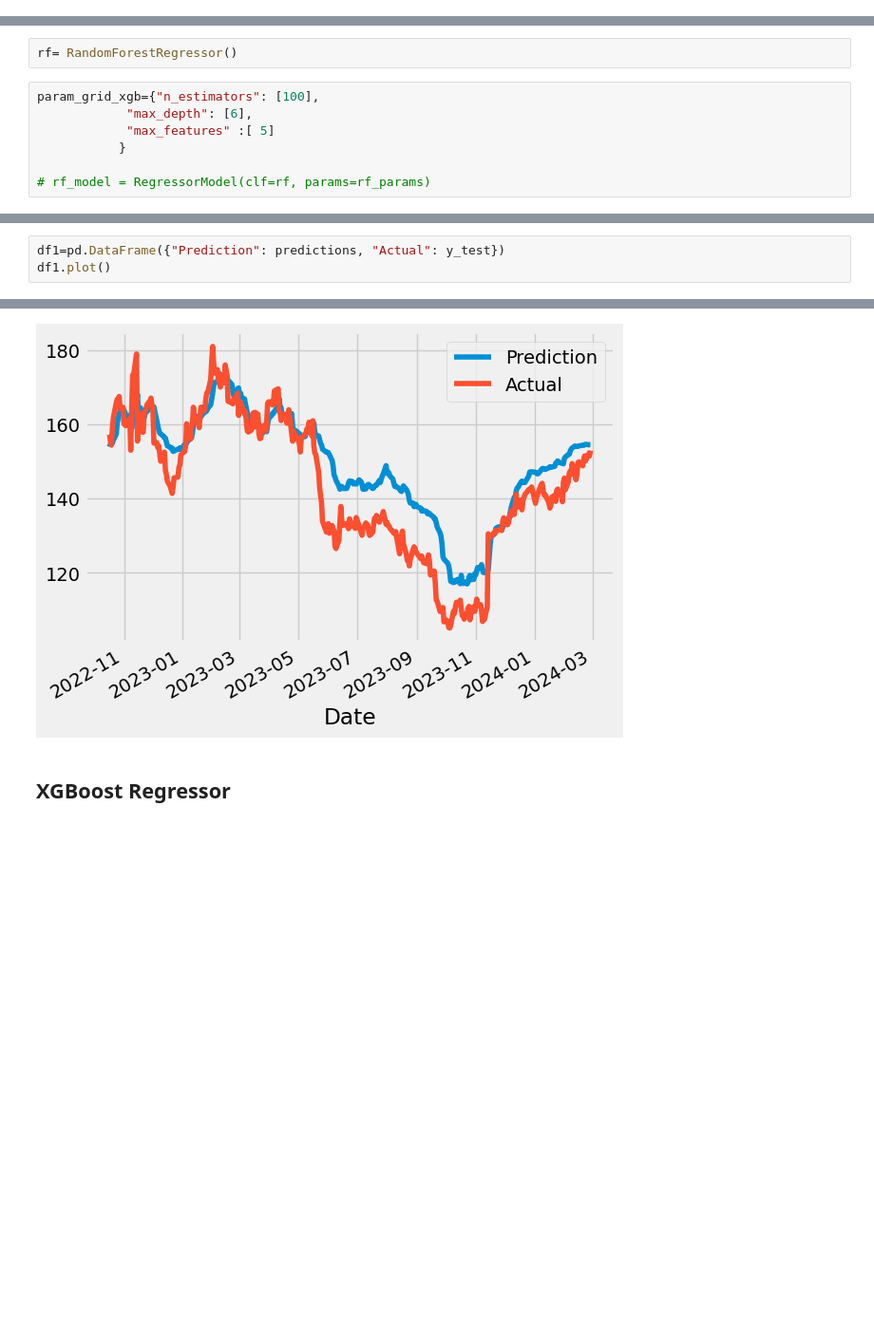
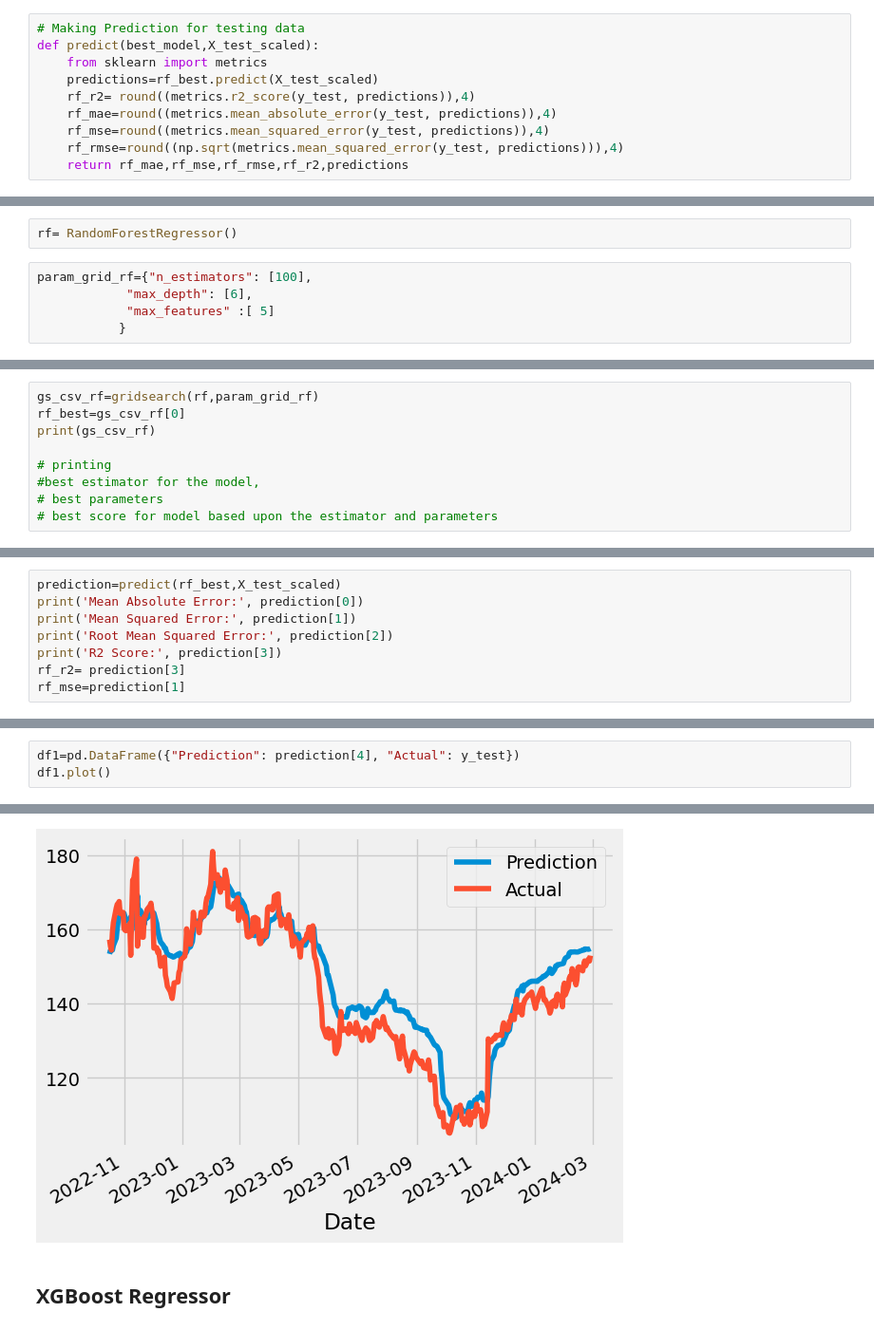
Before and after one commit to TDanner7/Stock_Price_Modeling, a Jupyter notebook: stock_price_tech.ipynb, the cells around one changed output, grey strips where cells are left out. Shown at 95% size. Saved outputs shown, nothing was run; the diff lists cells and outputs as text; blank space fills up the shorter version.

```diff
--- a/stock_price_tech.ipynb
+++ b/stock_price_tech.ipynb
@@ -293,0 +308,10 @@ array([[ 0.86096626,  0.88881158,  0.98182413, ...,  2.10270531,
+# %%
+# Making Prediction for testing data
+def predict(best_model,X_test_scaled):
+    from sklearn import metrics
+    predictions=rf_best.predict(X_test_scaled)
+    rf_r2= round((metrics.r2_score(y_test, predictions)),4)
+    rf_mae=round((metrics.mean_absolute_error(y_test, predictions)),4)
+    rf_mse=round((metrics.mean_squared_error(y_test, predictions)),4)
+    rf_rmse=round((np.sqrt(metrics.mean_squared_error(y_test, predictions))),4)
+    return rf_mae,rf_mse,rf_rmse,rf_r2,predictions
@@ -296,9 +327,7 @@ array([[ 0.86096626,  0.88881158,  0.98182413, ...,  2.10270531,
 # %%
 rf= RandomForestRegressor()
 # %%
-param_grid_xgb={"n_estimators": [100],
+param_grid_rf={"n_estimators": [100],
             "max_depth": [6],
             "max_features" :[ 5]
            }
-
-# rf_model = RegressorModel(clf=rf, params=rf_params)
@@ -363,0 +334,9 @@ plt.show()
+# %%
+gs_csv_rf=gridsearch(rf,param_grid_rf)
+rf_best=gs_csv_rf[0]
+print(gs_csv_rf)
+
+# printing
+#best estimator for the model,
+# best parameters
+# best score for model based upon the estimator and parameters
@@ -363,0 +346,8 @@ plt.show()
+# %%
+prediction=predict(rf_best,X_test_scaled)
+print('Mean Absolute Error:', prediction[0])
+print('Mean Squared Error:', prediction[1])
+print('Root Mean Squared Error:', prediction[2])
+print('R2 Score:', prediction[3])
+rf_r2= prediction[3]
+rf_mse=prediction[1]
@@ -364,9 +366,9 @@ plt.show()
 # %%
-df1=pd.DataFrame({"Prediction": predictions, "Actual": y_test})
+df1=pd.DataFrame({"Prediction": prediction[4], "Actual": y_test})
 df1.plot()
 # %% [output]
 <Axes: xlabel='Date'>
-[figure, old version]
+[figure, new version]
 # %% [markdown]
 ## XGBoost Regressor
 # %%
```
Also changed, not shown: parts of 84 cells of this notebook.
